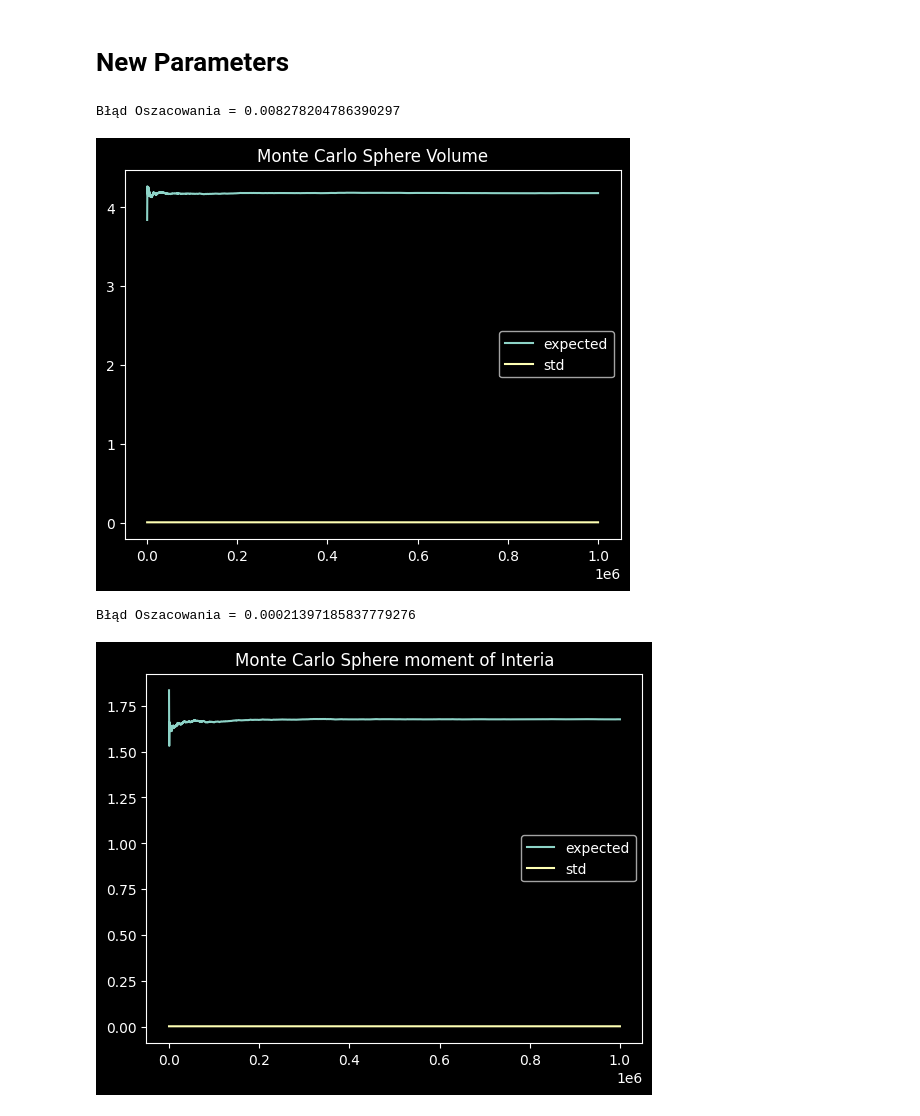
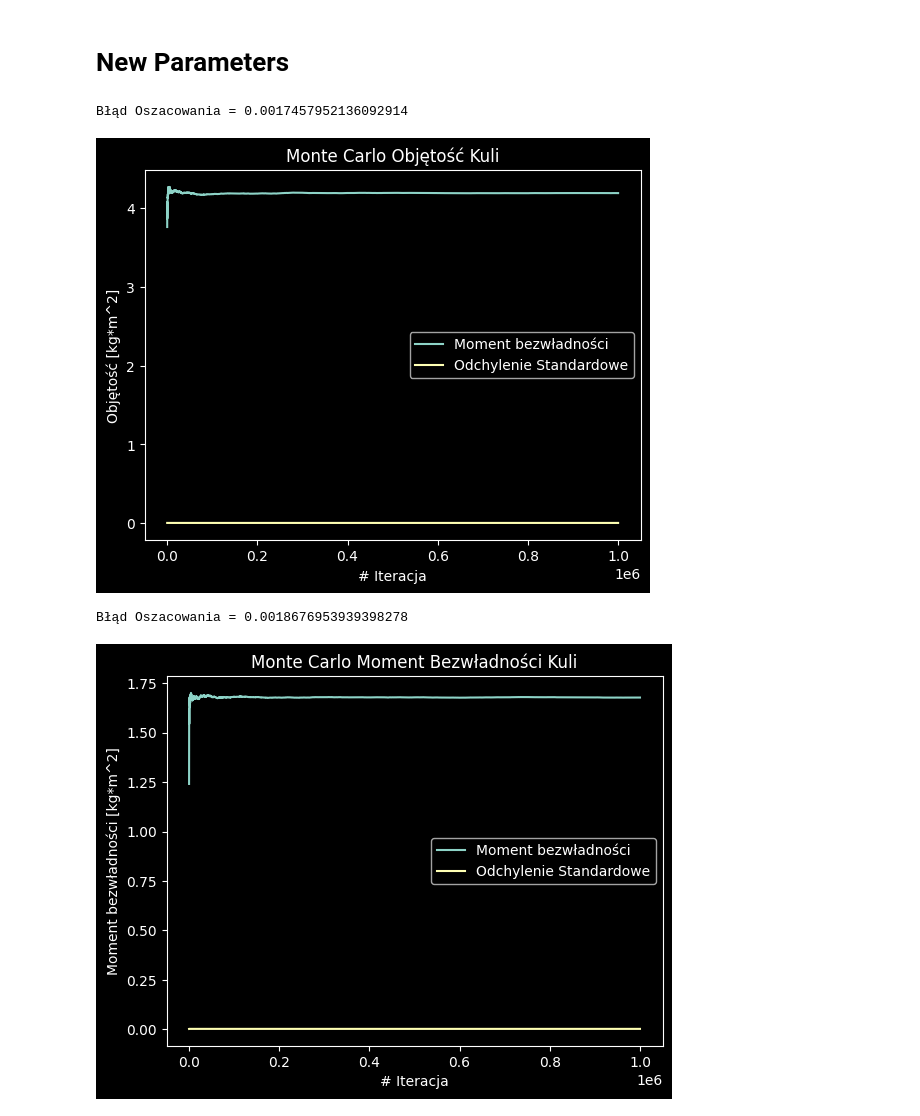
Before and after one commit to xXKeNdAmAmAsTeRXx/Computer_Physics, a Jupyter notebook: MonteCarlo/MonteCarlo.ipynb, the cells around one changed output. Saved outputs shown, nothing was run; the diff lists cells and outputs as text; code cells hidden in the pictures.

```diff
--- a/MonteCarlo/MonteCarlo.ipynb
+++ b/MonteCarlo/MonteCarlo.ipynb
@@ -149,28 +156,32 @@ Błąd Oszacowania = 0.5017489951995591
 # %%
 CONSTS['A'] = 2
 CONSTS['CENTER'] = np.array([1,1,1])
 
 step, expected, std = sphere_volume_MC(CONSTS['R'], CONSTS['A'], CONSTS['CENTER'] ,CONSTS['N'])
 error = np.abs(expected[-1] - sphere_volume(CONSTS['R']))
 print(f'Błąd Oszacowania = {error}')
 
-plt.plot(step,expected,label='expected')
-plt.plot(step,std, label='std')
+plt.plot(step,expected,label='Moment bezwładności')
+plt.plot(step,std, label='Odchylenie Standardowe')
+plt.xlabel('# Iteracja')
+plt.ylabel('Objętość [kg*m^2]')
 plt.legend()
-plt.title('Monte Carlo Sphere Volume')
+plt.title('Monte Carlo Objętość Kuli')
 plt.show()
 
 step, expected, std = sphere_interia_MC(CONSTS['R'],CONSTS['A'], CONSTS['CENTER'], CONSTS['CENTER'][0:2],CONSTS['N'])
 error = np.abs(expected[-1] - sphere_interia(CONSTS['R']))
 print(f'Błąd Oszacowania = {error}')
 
-plt.plot(step,expected,label='expected')
-plt.plot(step,std, label='std')
+plt.plot(step,expected,label='Moment bezwładności')
+plt.plot(step,std, label='Odchylenie Standardowe')
+plt.xlabel('# Iteracja')
+plt.ylabel('Moment bezwładności [kg*m^2]')
 plt.legend()
-plt.title('Monte Carlo Sphere moment of Interia')
+plt.title('Monte Carlo Moment Bezwładności Kuli')
 plt.show()
 # %% [output]
-Błąd Oszacowania = 0.008278204786390297
+Błąd Oszacowania = 0.0017457952136092914
-[figure, old version]
+[figure, new version]
-Błąd Oszacowania = 0.00021397185837779276
+Błąd Oszacowania = 0.0018676953939398278
-[figure, old version]
+[figure, new version]
```
Also changed, not shown: parts of 3 cells of this notebook.
